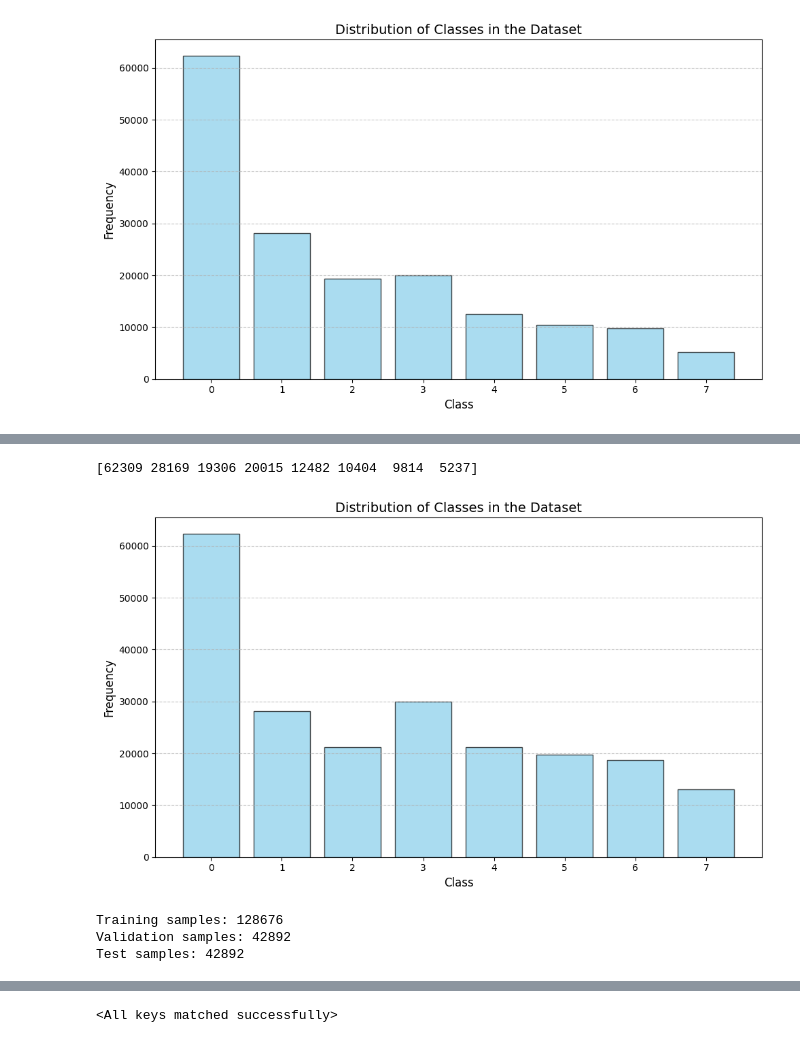
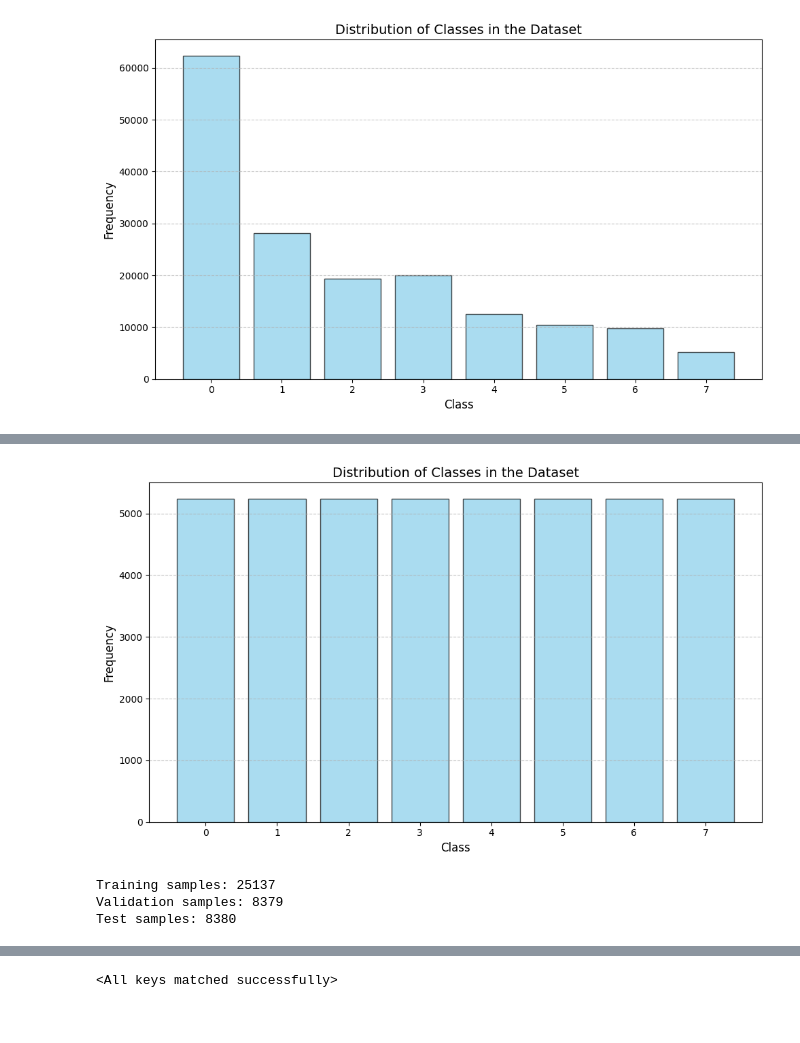
Before and after one commit to Jawayria/ADES-reliability-estimation, a Jupyter notebook: notebooks/MultiClassClassification.ipynb, the cells around one changed output, grey strips where cells are left out. Cells and saved outputs as stored; diff of their text form; code cells hidden in the pictures.

Commit message:
MulticlassClassification with Node features and class imbalance handling merged

```diff
--- a/notebooks/MultiClassClassification.ipynb
+++ b/notebooks/MultiClassClassification.ipynb
@@ -46,7 +48,7 @@ LEARNING_RATE = 0.0005
 THRESHOLD = 0.97
 
 # Number of features for each node in the graph
-NODE_FEATURES = 5
+NODE_FEATURES = 8
 
 # Number of epochs to wait for improvement before early stopping
 PATIENCE = 30
@@ -54,7 +56,7 @@ PATIENCE = 30
 # Flag to indicate whether to use only one timestamp
 ONE_TIMESTAMP = False
 
-NUM_BINS = 0
+NUM_BINS = 8
 # %%
 ## Class Imbalance Configuration
 
@@ -64,11 +66,11 @@ DELETE_FIRST_CLASS = False
 # Use class weights for the loss function
 CLASS_WEIGHTS = False
 
-UNDER_SAMPLING = False
+UNDER_SAMPLING = True
 
 CLASS_WEIGHTS_MIN_THRESHOLD = False
 
-OVER_SAMPLING = True
+OVER_SAMPLING = False
 # %%
 
 
@@ -207,36 +280,28 @@ for i, row in merged_df_exploded.iterrows():
 # %%
 from imblearn.under_sampling import RandomUnderSampler
 from imblearn.over_sampling import RandomOverSampler
 y = [data.y for data in data_list]  # Convert tensor labels to integers
 indices = list(range(len(data_list)))
 
 
 if UNDER_SAMPLING:
 # ros = RandomOverSampler(sampling_strategy='not majority', random_state=42)
     ros = RandomUnderSampler(sampling_strategy='not minority', random_state=42)
     indices_resampled, y_resampled = ros.fit_resample([[i] for i in indices], y)
     data_list = [data_list[i[0]] for i in indices_resampled]
 
     plot_rel_distribution([data.y for data in data_list])
 
 elif OVER_SAMPLING:
     count = np.bincount(y)
     print(count)
-    ros = RandomOverSampler(sampling_strategy={0: int(count[0]*1),
-                                               1: int(count[1]*1),
-                                               2: int(count[2]*1.1),
-                                               3: int(count[3]*1.5),
-                                               4: int(count[4]*1.7),
-                                               5: int(count[5]*1.9),
-                                               6: int(count[6]*1.9),
-                                               7: int(count[7]*2.5)}, random_state=42)
+    ros = RandomOverSampler(sampling_strategy={0: int(count[0]*1),1: int(count[1]*1), 2: int(count[2]*1.1),3: int(count[3]*1.5),4: int(count[4]*1.7),5: int(count[5]*1.9),6: int(count[6]*1.9),7: int(count[7]*2.5)}, random_state=42)
     indices_resampled, y_resampled = ros.fit_resample([[i] for i in indices], y)
     data_list = [data_list[i[0]] for i in indices_resampled]
 
     plot_rel_distribution([data.y for data in data_list])
 # %% [output]
-[62309 28169 19306 20015 12482 10404  9814  5237]
-[figure, old version]
+[figure, new version]
 # %%
 # Split into training and testing data
 train_data_list, test_data_list  = train_test_split(data_list, test_size=0.2, random_state=42)
@@ -253,9 +318,9 @@ print(f"Training samples: {len(train_data_list)}")
 print(f"Validation samples: {len(val_data_list)}")
 print(f"Test samples: {len(test_data_list)}")
 # %% [output]
-Training samples: 128676
-Validation samples: 42892
-Test samples: 42892
+Training samples: 25137
+Validation samples: 8379
+Test samples: 8380
 # %%
 device = torch.device('cuda' if torch.cuda.is_available() else 'cpu')
 
```
Also changed, not shown: parts of 9 cells of this notebook.
